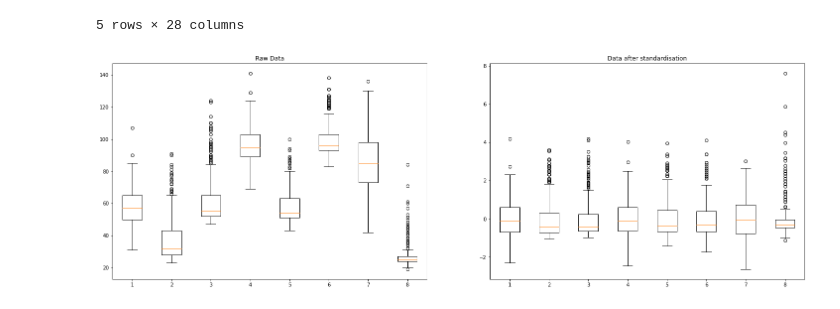
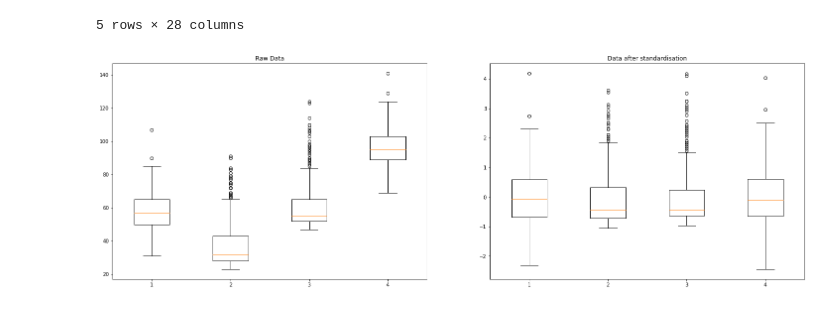
Before and after one commit to Sunthas515/420-1, a Jupyter notebook: Assessment 1A/Question2.ipynb, the cells around one changed output. Drawn from its saved outputs; the diff is of its cells as text; code cells hidden in the pictures.

```diff
--- a/Assessment 1A/Question2.ipynb
+++ b/Assessment 1A/Question2.ipynb
@@ -33,24 +33,27 @@ test.head()
 5 rows × 28 columns
 # %%
 # get the data, we'll just grab 2 dimensions
-X = train.iloc[:, 1:9].to_numpy()
+X = train.iloc[:, 1:5].to_numpy()
 train.iloc[:, 0] = train.iloc[:, 0].astype("category")
 Y = train.iloc[:, 0].cat.codes.to_numpy()
 
 # plot box plot for the data
 fig = plt.figure(figsize=[25, 8])
 ax = fig.add_subplot(1, 2, 1)
 ax.boxplot(X)
 ax.set_title('Raw Data')
 
 # standardise data
 mu = numpy.mean(X, 0)
 sigma = numpy.std(X, 0)
 X = (X - mu) / sigma
 
 # box plot after standardisation
 ax = fig.add_subplot(1, 2, 2)
 ax.boxplot(X)
 ax.set_title('Data after standardisation');
+
+X_train = X
+Y_train = Y
 # %% [output]
-[figure, old version]
+[figure, new version]
```
Also changed, not shown: parts of 17 cells of this notebook.
